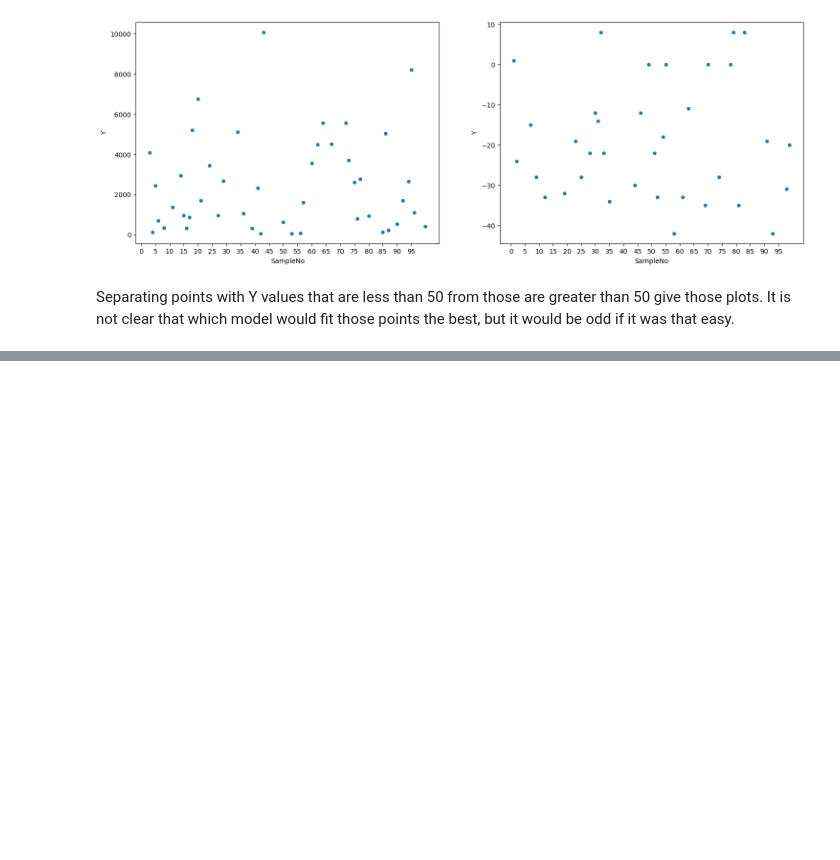
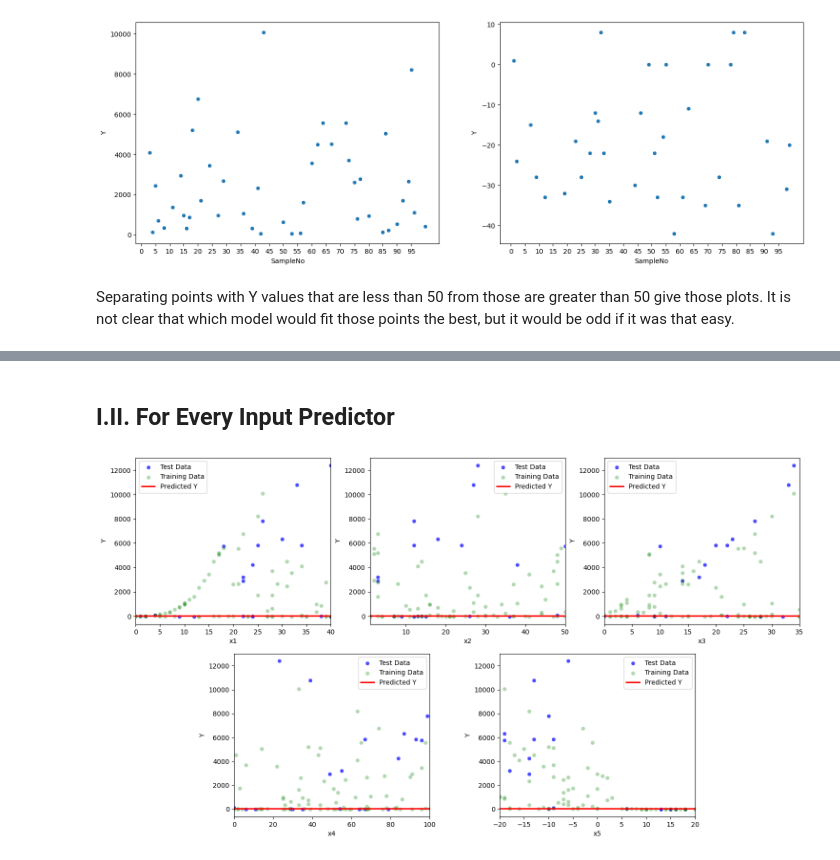
Before and after one commit to DefinitelyVixon/CE475-Project, a Jupyter notebook: Project.ipynb, the cells around one changed output, grey strips where cells are left out. Cells and saved outputs as stored; diff of their text form; code cells hidden in the pictures; blank space fills up the shorter version.

```diff
--- a/Project.ipynb
+++ b/Project.ipynb
@@ -62,0 +168,41 @@ that which model would fit those points the best, but it would be odd if it was
+# %% [markdown]
+## I.II. For Every Input Predictor
+# %%
+fig, axes = plt.subplots(2, 3, figsize=(18, 10))
+axes[1][2].set_visible(False)
+axes[1][0].set_position([0.24, 0.125, 0.228, 0.343])
+axes[1][1].set_position([0.55, 0.125, 0.228, 0.343])
+
+test_results = {}
+
+ax_i = 0
+xi_normalizer = layers.Normalization(input_shape=[1, ], axis=None)
+
+for p in predictors:
+    ax = axes[ax_i // 3, ax_i % 3]
+
+    xi = np.array(train_features[p])
+    xi_normalizer.adapt(xi)
+
+    xi_model = tf.keras.Sequential([xi_normalizer, layers.Dense(units=1)])
+    xi_model.predict(xi)
+    xi_model.compile(optimizer=tf.optimizers.Adam(learning_rate=0.1), loss='mean_absolute_error')
+
+    test_results[p] = xi_model.evaluate(test_features[p], test_labels, verbose=0)
+
+    x = test_features[p]
+    y_predict = xi_model.predict(x)
+
+    sns.scatterplot(ax=ax, x=test_features[p], y=test_labels,
+                    alpha=0.7, color='b', label='Test Data')
+    sns.scatterplot(ax=ax, x=train_features[p], y=train_labels,
+                    alpha=0.3, color='g', label='Training Data')
+    sns.regplot(ax=ax, x=x, y=y_predict,
+                color='r', scatter=False, label='Predicted Y', truncate=False)
+    ax.set_xlim(table_heuristics['min'][p], table_heuristics['max'][p])
+    ax.set_xlabel(p)
+    ax.set_ylabel('Y')
+    ax.legend()
+    ax_i += 1
+# %% [output]
+[figure, added]
```
Also changed, not shown: parts of 12 cells of this notebook.
